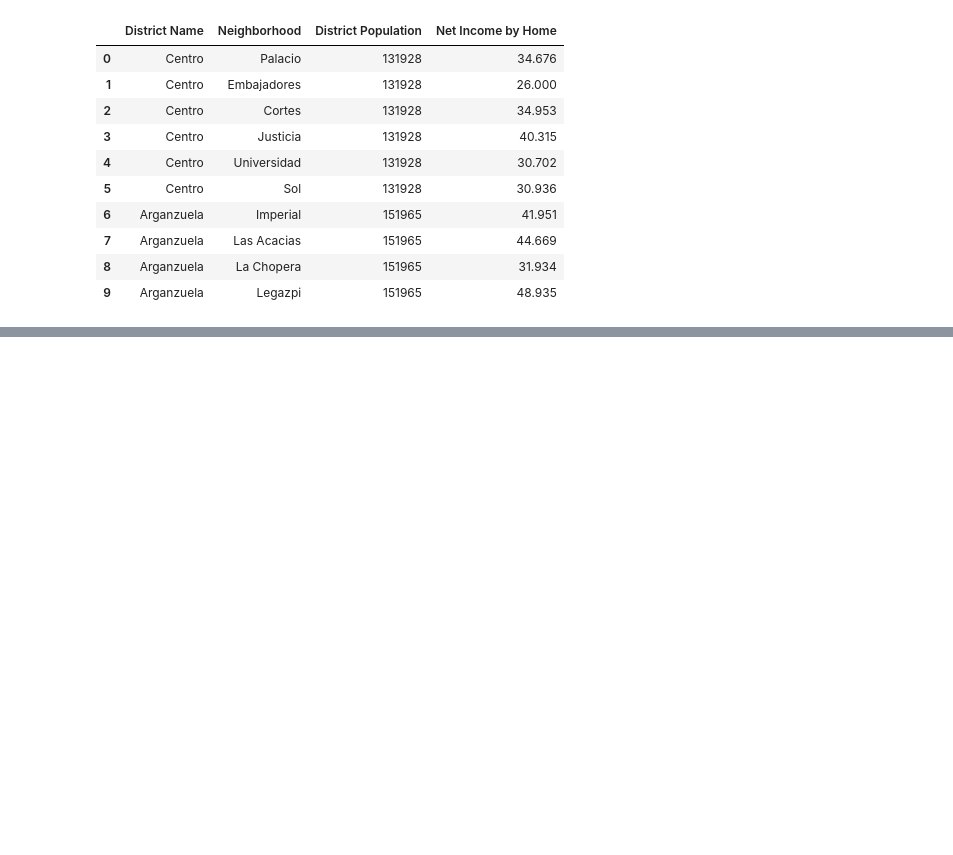
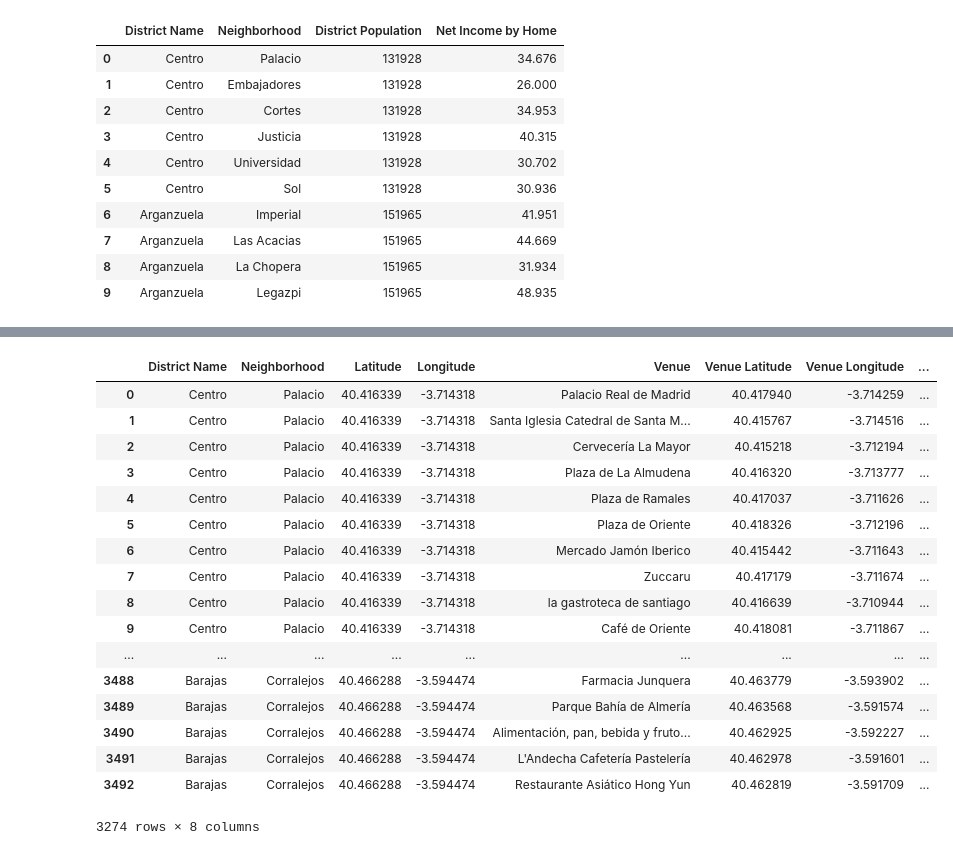
Before and after one commit to cazuaje27/BattleofNeighborhoods, a Jupyter notebook: The Battle of Neighborhoods.ipynb, the cells around one changed output, grey strips where cells are left out. Cells and saved outputs as stored; diff of their text form; code cells hidden in the pictures; blank space fills up the shorter version.

```diff
--- a/The Battle of Neighborhoods.ipynb
+++ b/The Battle of Neighborhoods.ipynb
@@ -585,2 +622,23 @@ See the caveats in the documentation: http://pandas.pydata.org/pandas-docs/stabl
+# %%
+madrid_venues.groupby(['District Name','Neighborhood','Venue Category']).head()
+# %% [output]
+|  | District Name | Neighborhood | Latitude | Longitude | Venue | Venue Latitude | Venue Longitude | ... |
+| 0 | Centro | Palacio | 40.416339 | -3.714318 | Palacio Real de Madrid | 40.417940 | -3.714259 | ... |
+| 1 | Centro | Palacio | 40.416339 | -3.714318 | Santa Iglesia Catedral de Santa M... | 40.415767 | -3.714516 | ... |
+| 2 | Centro | Palacio | 40.416339 | -3.714318 | Cervecería La Mayor | 40.415218 | -3.712194 | ... |
+| 3 | Centro | Palacio | 40.416339 | -3.714318 | Plaza de La Almudena | 40.416320 | -3.713777 | ... |
+| 4 | Centro | Palacio | 40.416339 | -3.714318 | Plaza de Ramales | 40.417037 | -3.711626 | ... |
+| 5 | Centro | Palacio | 40.416339 | -3.714318 | Plaza de Oriente | 40.418326 | -3.712196 | ... |
+| 6 | Centro | Palacio | 40.416339 | -3.714318 | Mercado Jamón Iberico | 40.415442 | -3.711643 | ... |
+| 7 | Centro | Palacio | 40.416339 | -3.714318 | Zuccaru | 40.417179 | -3.711674 | ... |
+| 8 | Centro | Palacio | 40.416339 | -3.714318 | la gastroteca de santiago | 40.416639 | -3.710944 | ... |
+| 9 | Centro | Palacio | 40.416339 | -3.714318 | Café de Oriente | 40.418081 | -3.711867 | ... |
+| ... | ... | ... | ... | ... | ... | ... | ... | ... |
+| 3488 | Barajas | Corralejos | 40.466288 | -3.594474 | Farmacia Junquera | 40.463779 | -3.593902 | ... |
+| 3489 | Barajas | Corralejos | 40.466288 | -3.594474 | Parque Bahía de Almería | 40.463568 | -3.591574 | ... |
+| 3490 | Barajas | Corralejos | 40.466288 | -3.594474 | Alimentación, pan, bebida y fruto... | 40.462925 | -3.592227 | ... |
+| 3491 | Barajas | Corralejos | 40.466288 | -3.594474 | L'Andecha Cafetería Pastelería | 40.462978 | -3.591601 | ... |
+| 3492 | Barajas | Corralejos | 40.466288 | -3.594474 | Restaurante Asiático Hong Yun | 40.462819 | -3.591709 | ... |
+3274 rows × 8 columns
 # %%
 # %% [output]
```
Also changed, not shown: parts of 22 cells of this notebook.
